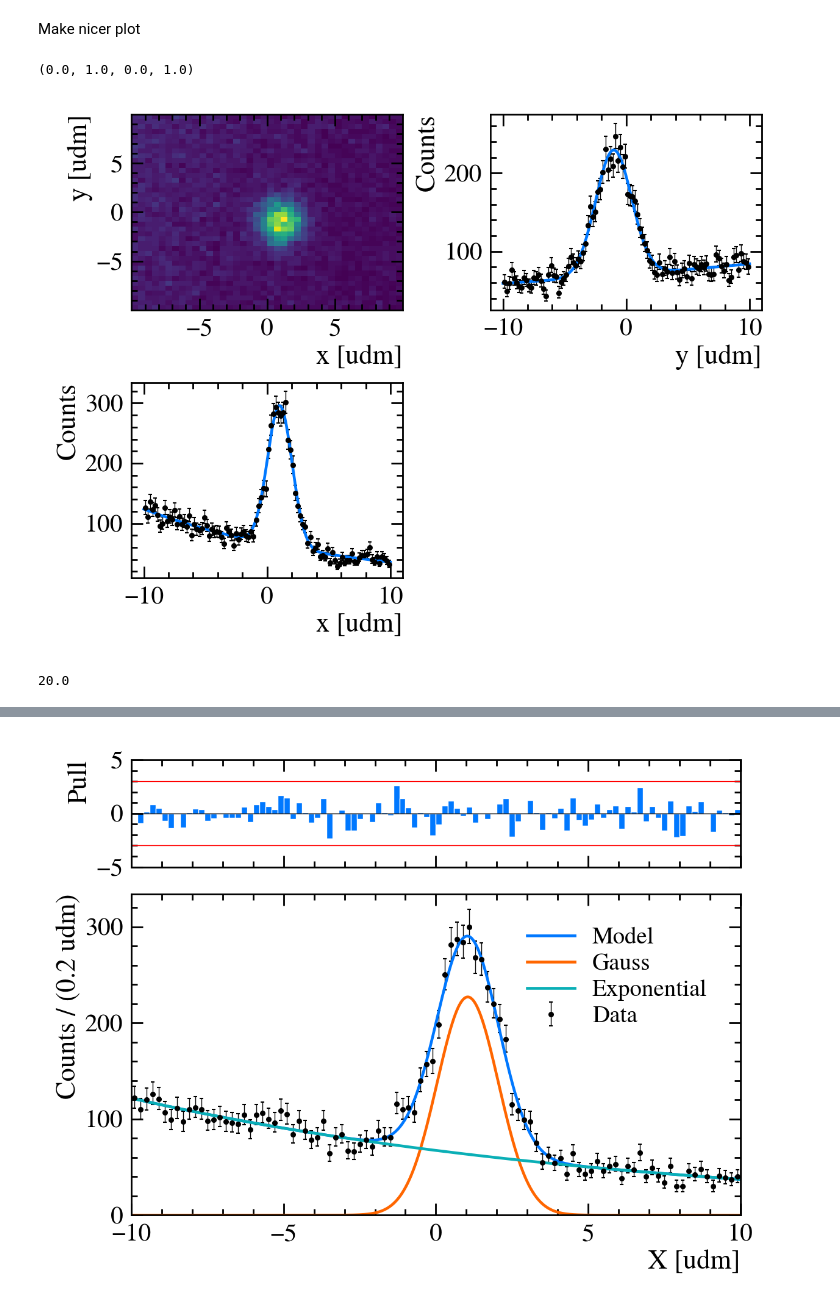
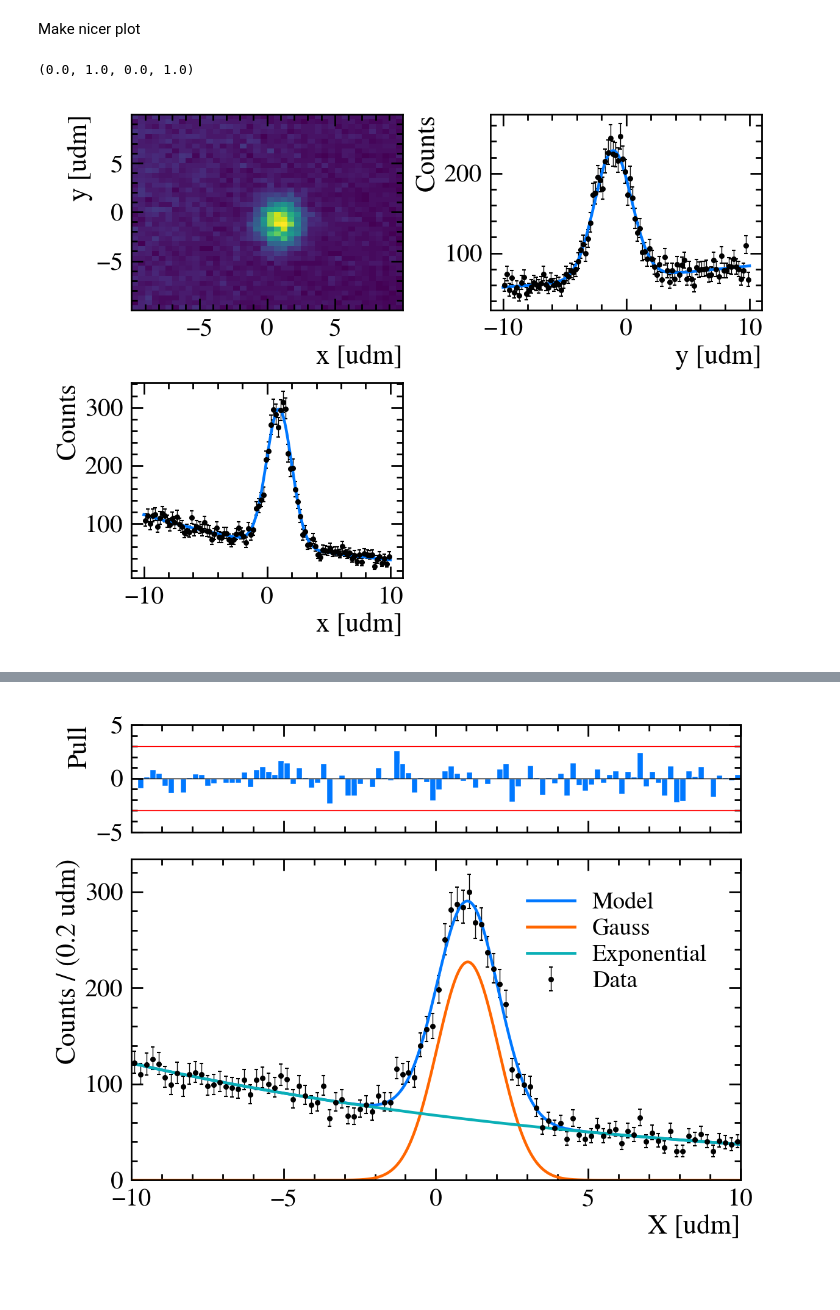
Before and after one commit to cpviolation/zfit_exercises, a Jupyter notebook: notebooks/SignalBackgroundPlot-2D.ipynb, the cells around one changed output, grey strips where cells are left out. Saved outputs shown, nothing was run; the diff lists cells and outputs as text; code cells hidden in the pictures.

```diff
--- a/notebooks/SignalBackgroundPlot-2D.ipynb
+++ b/notebooks/SignalBackgroundPlot-2D.ipynb
@@ -149,37 +149,33 @@ ax[0][0].set_xlabel('x [udm]')
 ax[0][0].set_ylabel('y [udm]')
 # project the data on the x axis
 mplhep.histplot(
-        np.histogram(data_np[:,0], bins=n_bins),
+        np.histogram(data_np[:,0], bins=n_bins, range = x.limit1d),
         yerr=True,
         color="black",
         histtype="errorbar",
         ax = ax[1][0]
     )
 ax[1][0].set_ylabel("Counts")
 ax[1][0].set_xlabel("x [udm]")
 # overlay the model
 x_pl = np.linspace(data_np[:,0].min(), data_np[:,0].max(), 1000)
 y_pl = np.linspace(data_np[:,1].min(), data_np[:,1].max(), 1000)
 x_model = model.create_projection_pdf(y).pdf(x_pl).numpy()
 ax[1][0].plot(x_pl, x_model * data_np.size / n_bins * (x.limit1d[1]-x.limit1d[0]) / 2) # NEED TO FIX SCALE FACTOR
 # project the data on the y axis
 mplhep.histplot(
-        np.histogram(data_np[:,1], bins=n_bins),
+        np.histogram(data_np[:,1], bins=n_bins, range = y.limit1d),
         yerr=True,
         color="black",
         histtype="errorbar",
         ax = ax[0][1]
     )
 ax[0][1].set_ylabel("Counts")
 ax[0][1].set_xlabel("y [udm]")
 y_model = model.create_projection_pdf(x).pdf(y_pl).numpy()
 ax[0][1].plot(y_pl, y_model * data_np.size * 0.1) # NEED TO FIX SCALE FACTOR
 # Turn off the axis for the subplot at position [1, 1] to make it completely blank
 ax[1, 1].axis('off')
 # %% [output]
 (0.0, 1.0, 0.0, 1.0)
-[figure, old version]
+[figure, new version]
-# %%
-x.limit1d[1]-x.limit1d[0]
-# %% [output]
-20.0
```
Also changed, not shown: parts of 7 cells of this notebook.
